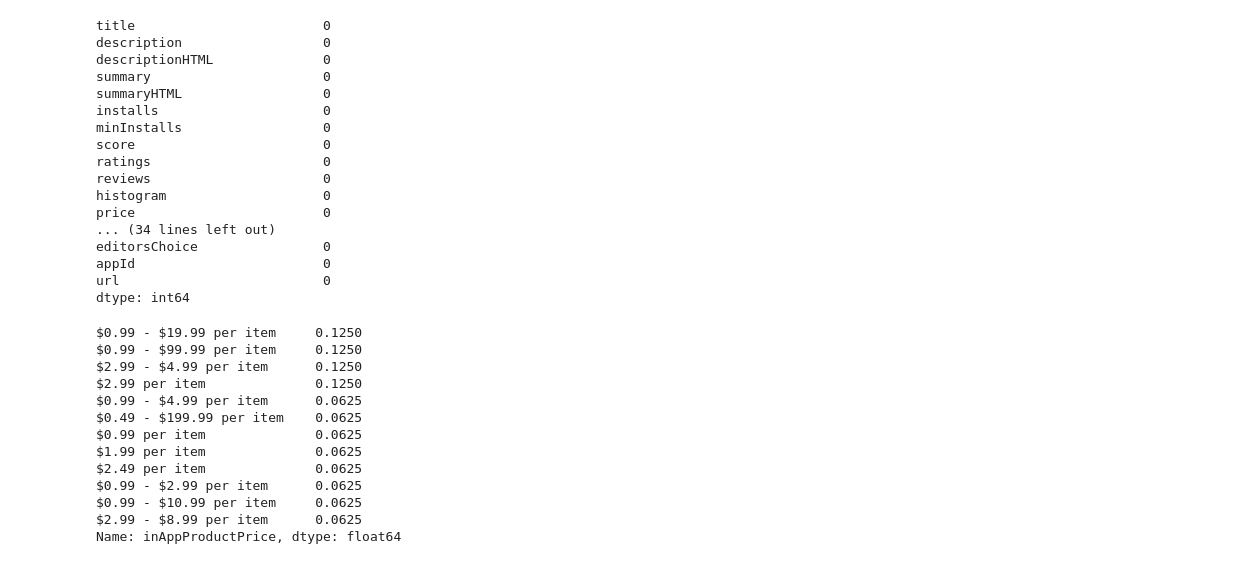
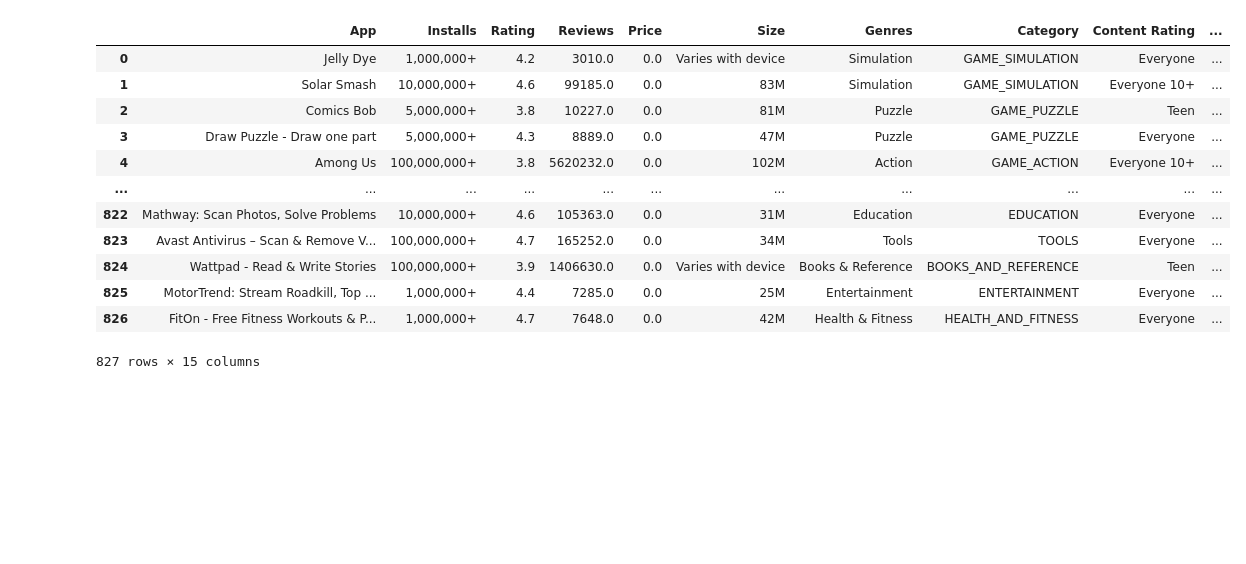
Before and after one commit to halmonchaquayla/Google-Play-Store-Analysis, a Jupyter notebook: All_App_Data.ipynb, the cells around one changed output. Cells and saved outputs as stored; diff of their text form; code cells hidden in the pictures; blank space fills up the shorter version.

```diff
--- a/All_App_Data.ipynb
+++ b/All_App_Data.ipynb
@@ -11 +46,11 @@ top_196 = pd.read_csv('top_196_grossing.csv')
+# %%
+df = df[['title', 'installs', 'score', 'reviews', 'price', 'size', 'genre', 'genreId', 'contentRating', 'released',
+         'version', 'androidVersionText', 'free']].reset_index(drop=True)
+# %%
+df.rename(columns={'title': 'App', 'installs': 'Installs', 'score':'Rating', 'reviews': 'Reviews', 'price':'Price',
+                  'contentRating':'Content Rating', 'released':'Last Updated', 'version':'Current Ver',
+                   'androidVersionText':'Android Ver', 'size':'Size', 'genre':'Genres', 'genreId':'Category',
+                  'free':'Type'}, inplace=True)
+# %%
+df['Last Updated'] = pd.to_datetime(df['Last Updated'], format="%b %d, %Y", errors='coerce')
 # %%
@@ -31,36 +65,20 @@ df.head(20)
+# %%
+df['Date'] = pd.to_datetime(df['Last Updated'])
+release_month = df['Last Updated'].dt.month
+df['Month'] = release_month
 # %%
-df.isna().sum()
+df
 # %% [output]
+|  | App | Installs | Rating | Reviews | Price | Size | Genres | Category | Content Rating | ... |
+| 0 | Jelly Dye | 1,000,000+ | 4.2 | 3010.0 | 0.0 | Varies with device | Simulation | GAME_SIMULATION | Everyone | ... |
+| 1 | Solar Smash | 10,000,000+ | 4.6 | 99185.0 | 0.0 | 83M | Simulation | GAME_SIMULATION | Everyone 10+ | ... |
+| 2 | Comics Bob | 5,000,000+ | 3.8 | 10227.0 | 0.0 | 81M | Puzzle | GAME_PUZZLE | Teen | ... |
+| 3 | Draw Puzzle - Draw one part | 5,000,000+ | 4.3 | 8889.0 | 0.0 | 47M | Puzzle | GAME_PUZZLE | Everyone | ... |
+| 4 | Among Us | 100,000,000+ | 3.8 | 5620232.0 | 0.0 | 102M | Action | GAME_ACTION | Everyone 10+ | ... |
+| ... | ... | ... | ... | ... | ... | ... | ... | ... | ... | ... |
+| 822 | Mathway: Scan Photos, Solve Problems | 10,000,000+ | 4.6 | 105363.0 | 0.0 | 31M | Education | EDUCATION | Everyone | ... |
+| 823 | Avast Antivirus – Scan & Remove V... | 100,000,000+ | 4.7 | 165252.0 | 0.0 | 34M | Tools | TOOLS | Everyone | ... |
+| 824 | Wattpad - Read & Write Stories | 100,000,000+ | 3.9 | 1406630.0 | 0.0 | Varies with device | Books & Reference | BOOKS_AND_REFERENCE | Teen | ... |
+| 825 | MotorTrend: Stream Roadkill, Top ... | 1,000,000+ | 4.4 | 7285.0 | 0.0 | 25M | Entertainment | ENTERTAINMENT | Everyone | ... |
+| 826 | FitOn - Free Fitness Workouts & P... | 1,000,000+ | 4.7 | 7648.0 | 0.0 | 42M | Health & Fitness | HEALTH_AND_FITNESS | Everyone | ... |
-title                        0
-description                  0
-descriptionHTML              0
-summary                      0
-summaryHTML                  0
-installs                     0
-minInstalls                  0
-score                        0
-ratings                      0
-reviews                      0
-histogram                    0
-price                        0
-... (34 lines left out)
-editorsChoice                0
-appId                        0
-url                          0
-dtype: int64
+827 rows × 15 columns
-# %%
-df['inAppProductPrice'].value_counts(normalize=True)
-# %% [output]
-$0.99 - $19.99 per item     0.1250
-$0.99 - $99.99 per item     0.1250
-$2.99 - $4.99 per item      0.1250
-$2.99 per item              0.1250
-$0.99 - $4.99 per item      0.0625
-$0.49 - $199.99 per item    0.0625
-$0.99 per item              0.0625
-$1.99 per item              0.0625
-$2.49 per item              0.0625
-$0.99 - $2.99 per item      0.0625
-$0.99 - $10.99 per item     0.0625
-$2.99 - $8.99 per item      0.0625
-Name: inAppProductPrice, dtype: float64
```
Also changed, not shown: parts of 13 cells of this notebook.
